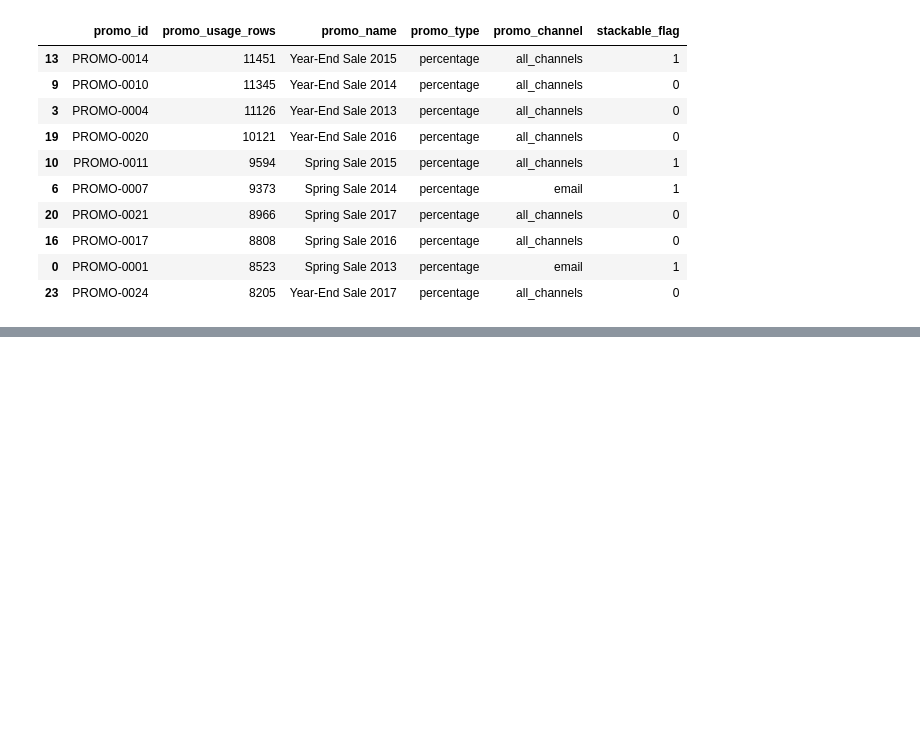
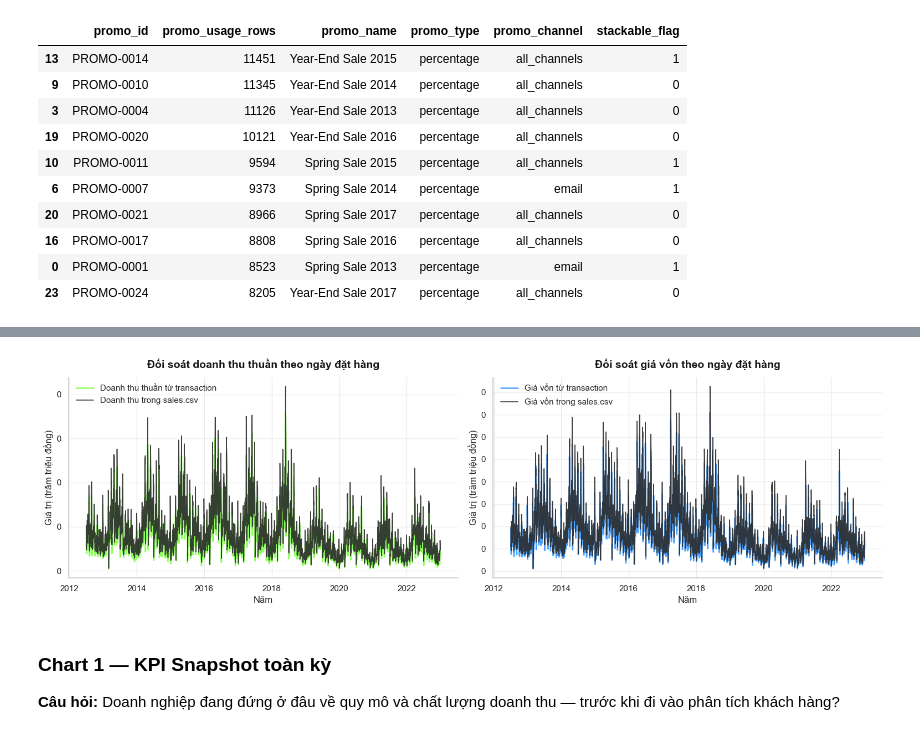
Before and after one commit to nguyen-lam-phuong-thao/datathon-2026-F.E.N.S, a Jupyter notebook: notebooks/Phan_2_EDA.ipynb, the cells around one changed output, grey strips where cells are left out. Cells and saved outputs as stored; diff of their text form; code cells hidden in the pictures; blank space fills up the shorter version.

```diff
--- a/notebooks/Phan_2_EDA.ipynb
+++ b/notebooks/Phan_2_EDA.ipynb
@@ -1606,0 +1347,65 @@ Top refund months:
+# %%
+fig, axes = plt.subplots(1, 2, figsize=(15.5, 4.8), sharex=True)
+
+axes[0].plot(
+    daily_reconciliation['order_date'],
+    daily_reconciliation['txn_net_revenue'],
+    color=PALETTE['green'],
+    linewidth=1.8,
+    label='Doanh thu thuần từ transaction',
+)
+axes[0].plot(
+    daily_reconciliation['order_date'],
+    daily_reconciliation['sales_net_revenue'],
+    color=PALETTE['dark_gray'],
+    linewidth=1.2,
+    alpha=0.9,
+    label='Doanh thu trong sales.csv',
+)
+clean_axis(
+    axes[0],
+    xlabel='Năm',
+    ylabel='Giá trị (trăm triệu đồng)',
+    title='Đối soát doanh thu thuần theo ngày đặt hàng',
+)
+axes[0].yaxis.set_major_formatter(mticker.FuncFormatter(axis_tram_trieu))
+axes[0].xaxis.set_major_locator(mdates.YearLocator(2))
+axes[0].xaxis.set_major_formatter(mdates.DateFormatter('%Y'))
+axes[0].grid(axis='y', alpha=0.25)
+axes[0].legend(frameon=False, loc='upper left')
+
+axes[1].plot(
+    daily_reconciliation['order_date'],
+    daily_reconciliation['txn_cogs'],
+    color=PALETTE['info_blue'],
+    linewidth=1.8,
+    label='Giá vốn từ transaction',
+)
+axes[1].plot(
+    daily_reconciliation['order_date'],
+    daily_reconciliation['sales_cogs'],
+    color=PALETTE['dark_gray'],
+    linewidth=1.2,
+    alpha=0.9,
+    label='Giá vốn trong sales.csv',
+)
+clean_axis(
+    axes[1],
+    xlabel='Năm',
+    ylabel='Giá trị (trăm triệu đồng)',
+    title='Đối soát giá vốn theo ngày đặt hàng',
+)
+axes[1].yaxis.set_major_formatter(mticker.FuncFormatter(axis_tram_trieu))
+axes[1].xaxis.set_major_locator(mdates.YearLocator(2))
+axes[1].xaxis.set_major_formatter(mdates.DateFormatter('%Y'))
+axes[1].grid(axis='y', alpha=0.25)
+axes[1].legend(frameon=False, loc='upper left')
+
+plt.tight_layout()
+plt.show()
+# %% [output]
+[figure, added]
+# %% [markdown]
+### Chart 1 — KPI Snapshot toàn kỳ
+
+**Câu hỏi:** Doanh nghiệp đang đứng ở đâu về quy mô và chất lượng doanh thu — trước khi đi vào phân tích khách hàng?
```
Also changed, not shown: parts of 73 cells of this notebook.
